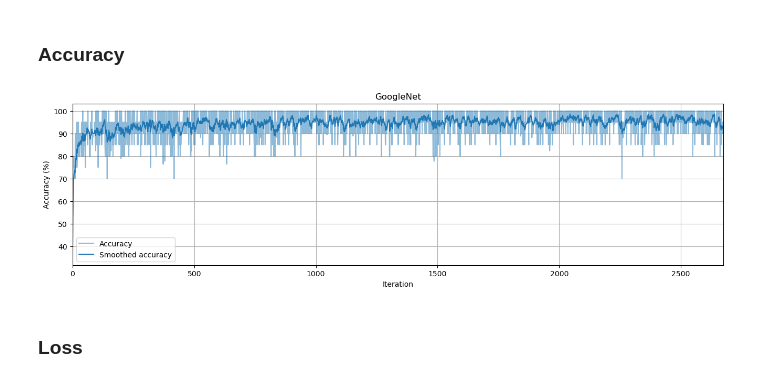
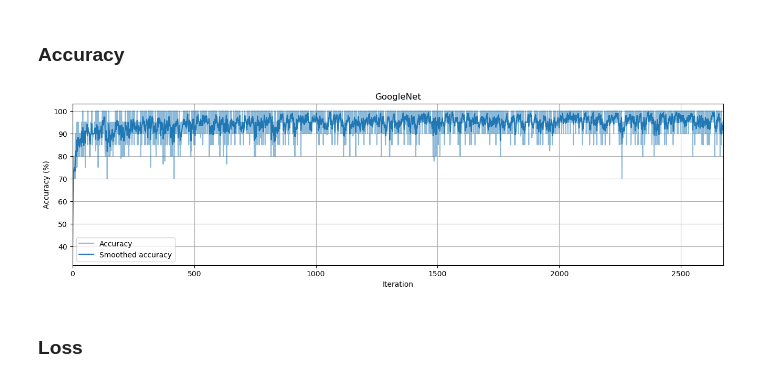
Before and after one commit to PinkFloppa/NeuronoveSiete-Zadanie1, a Jupyter notebook: RCNN/GoogleNet/GoogleNet_RCNN.ipynb, the cells around one changed output. Saved outputs shown, nothing was run; the diff lists cells and outputs as text; code cells hidden in the pictures.

```diff
--- a/RCNN/GoogleNet/GoogleNet_RCNN.ipynb
+++ b/RCNN/GoogleNet/GoogleNet_RCNN.ipynb
@@ -23,31 +23,31 @@ loss_data = np.genfromtxt(path + "/training/" + name  + "_loss.csv", delimiter="
 # %%
 color = "#1f77b4"
 labels = ["Accuracy", "Smoothed accuracy"]
 
 iterations = acc_data.shape[0]
 train_y = acc_data
 train_x = np.linspace(0, iterations, iterations)
 
 #Creating smoothed data
 dataframe = pd.DataFrame(train_y)
-smoothed_data = dataframe.ewm(com=5).mean()
+smoothed_data = dataframe.ewm(com=2).mean()
 
 fig, ax = plt.subplots(figsize=(16, 4))
 ax.plot(train_x, train_y,alpha=0.5, color=color)
 ax.plot(train_x, smoothed_data, color=color)
 
 ax.grid(True, which="both")
 ax.legend(labels)
 
 plt.ylabel(labels[0] + " (%)")
 plt.xlabel("Iteration")
 
 plt.xlim(0, iterations)
 
 plt.title(name)
 plt.savefig("RCNN/" + name + "/" + name + "_TrainGraphAcc.svg")
 # %% [output]
-[figure, old version]
+[figure, new version]
 # %% [markdown]
 ### Loss
 # %%
```
Also changed, not shown: parts of 1 cell of this notebook, 16 other files.
